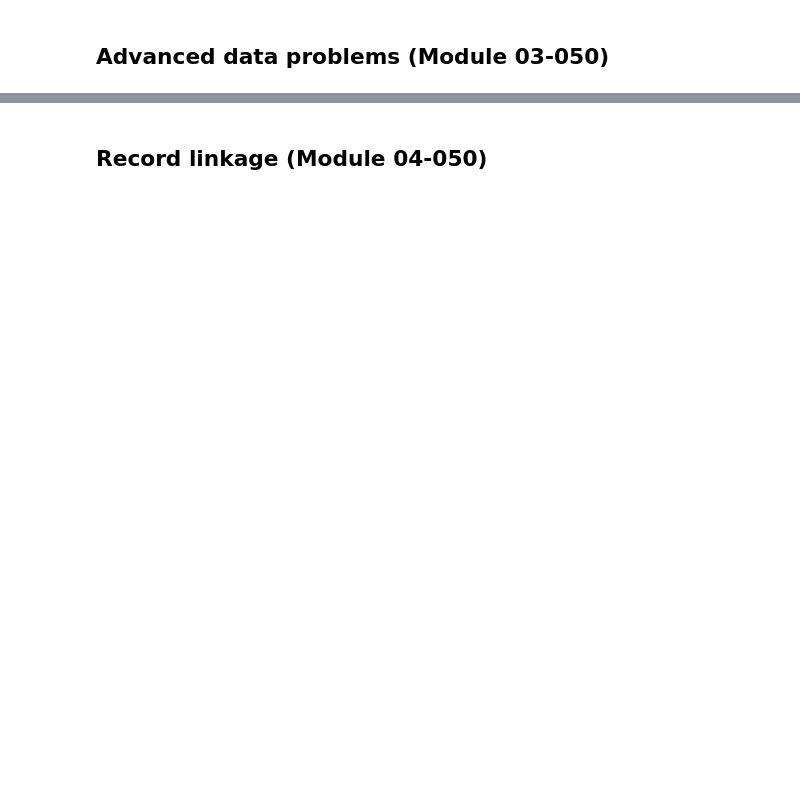
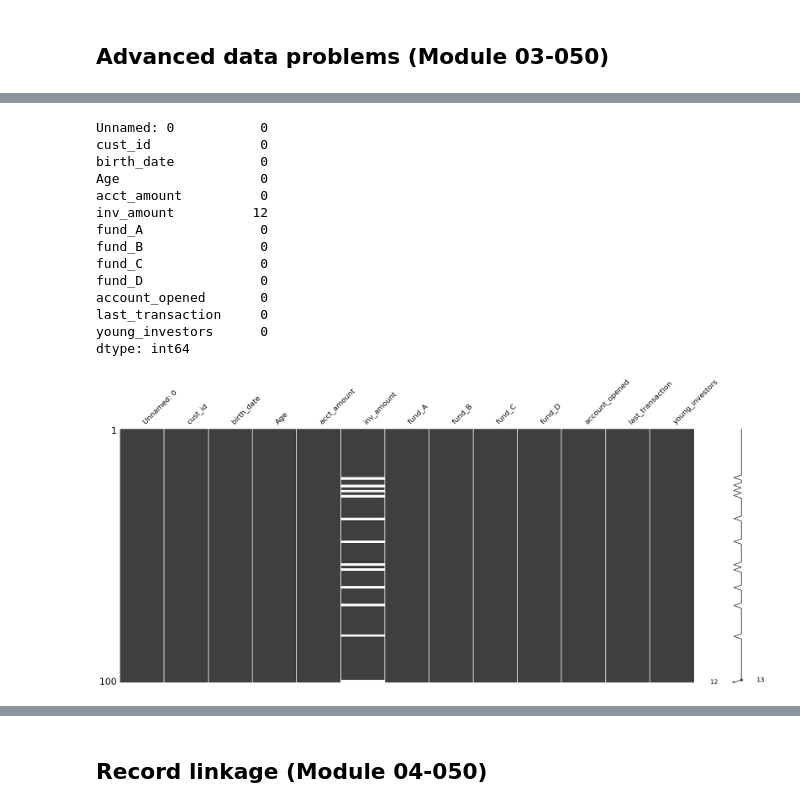
Before and after one commit to mcabas/Datacamp_Notebook, a Jupyter notebook: DataCamp.Course_050_Cleaning Data in Python.ipynb, the cells around one changed output, grey strips where cells are left out. Drawn from its saved outputs; the diff is of its cells as text; code cells hidden in the pictures; blank space fills up the shorter version.

```diff
--- a/DataCamp.Course_050_Cleaning Data in Python.ipynb
+++ b/DataCamp.Course_050_Cleaning Data in Python.ipynb
@@ -72,0 +1247,4 @@ It's commonly said that data scientists spend 80% of their time cleaning and man
+# %%
+banking = read_csv_fun('datasets','banking_dirty', dir)
+display(banking.head(10))
+display(banking.describe())
@@ -72,0 +1425,16 @@ It's commonly said that data scientists spend 80% of their time cleaning and man
+# %%
+banking['birth_date'] = pd.to_datetime(banking['birth_date'])
+
+# Store today's date and find ages
+today = dt.date.today()
+ages_manual = today.year - banking['birth_date'].dt.year
+
+# Find rows where age column == ages_manual
+age_equ = ages_manual == banking['Age']
+
+# Store consistent and inconsistent data
+consistent_ages = banking[age_equ]
+inconsistent_ages = banking[~age_equ]
+
+# Store consistent and inconsistent data
+print("Number of inconsistent ages: ", inconsistent_ages.shape[0])
@@ -72,0 +1571,7 @@ It's commonly said that data scientists spend 80% of their time cleaning and man
+# %%
+#creating missing data for this exercise
+banking['young_investors'] = np.where(banking['Age'] < 30, True, False)
+young_investors_d = banking[banking['young_investors'] == True]
+#display(young_investors_d)
+banking.loc[banking['young_investors'] == True,'inv_amount'] = np.nan
+display(banking)
@@ -72,0 +1592,32 @@ It's commonly said that data scientists spend 80% of their time cleaning and man
+# %%
+# pip install missingno
+import pandas as pd
+import missingno as msno
+import matplotlib.pyplot as plt
+
+# Print number of missing values in banking
+print(banking.isna().sum())
+
+# Visualize missingness matrix
+msno.matrix(banking)
+plt.show()
+
+# Isolate missing and non missing values of inv_amount
+missing_investors = banking[banking['inv_amount'].isna()]
+investors = banking[~banking['inv_amount'].isna()]
+# %% [output]
+Unnamed: 0           0
+cust_id              0
+birth_date           0
+Age                  0
+acct_amount          0
+inv_amount          12
+fund_A               0
+fund_B               0
+fund_C               0
+fund_D               0
+account_opened       0
+last_transaction     0
+young_investors      0
+dtype: int64
+[figure, added]
```
Also changed, not shown: parts of 62 cells of this notebook.
